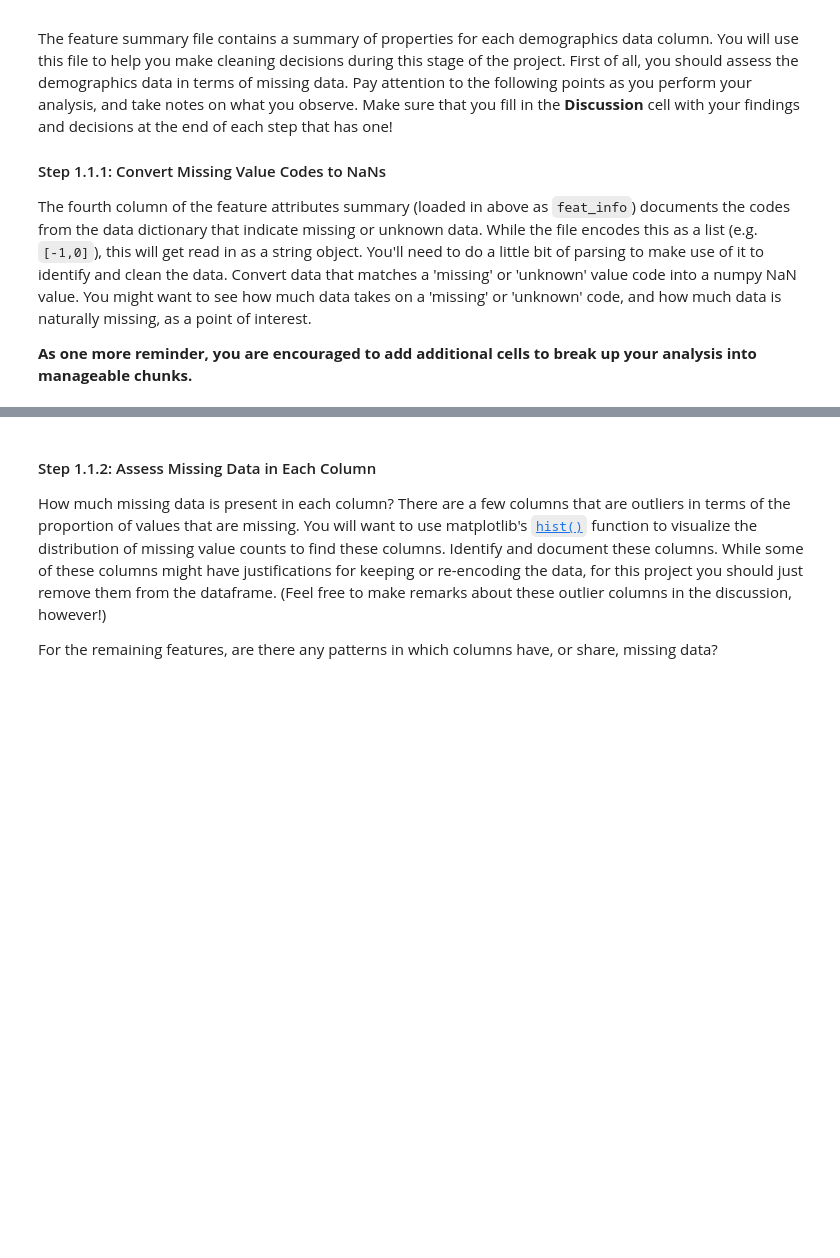
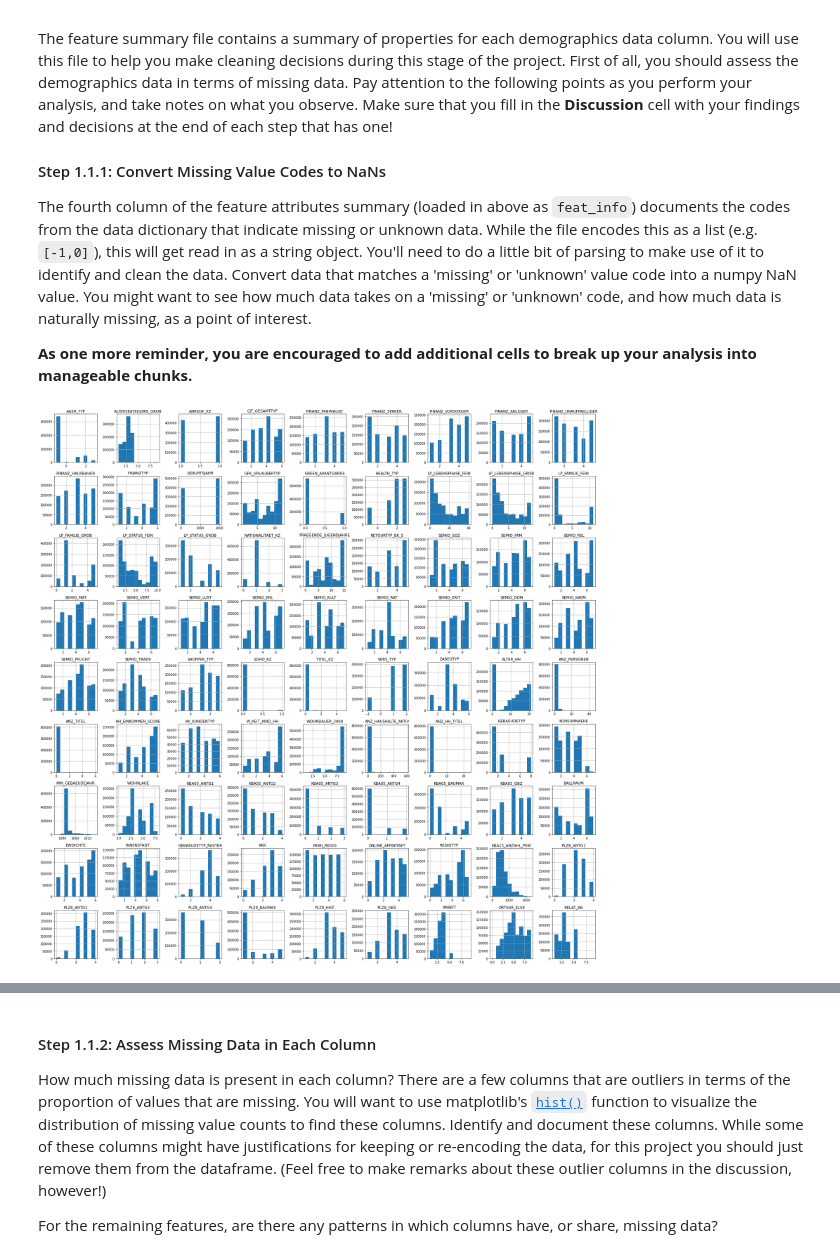
Before and after one commit to GaryLBentley/identify_customer_segments, a Jupyter notebook: Identify_Customer_Segments.ipynb, the cells around one changed output, grey strips where cells are left out. Drawn from its saved outputs; the diff is of its cells as text; code cells hidden in the pictures; blank space fills up the shorter version.

```diff
--- a/Identify_Customer_Segments.ipynb
+++ b/Identify_Customer_Segments.ipynb
@@ -135,3 +135,10 @@ The feature summary file contains a summary of properties for each demographics
 The fourth column of the feature attributes summary (loaded in above as `feat_info`) documents the codes from the data dictionary that indicate missing or unknown data. While the file encodes this as a list (e.g. `[-1,0]`), this will get read in as a string object. You'll need to do a little bit of parsing to make use of it to identify and clean the data. Convert data that matches a 'missing' or 'unknown' value code into a numpy NaN value. You might want to see how much data takes on a 'missing' or 'unknown' code, and how much data is naturally missing, as a point of interest.
 
 **As one more reminder, you are encouraged to add additional cells to break up your analysis into manageable chunks.**
+# %%
+# Take a peak at the column distributions before converting to NaN values.
+azdias.hist(figsize=(25,25))
+plt.tight_layout()
+plt.show()
+# %% [output]
+[figure, added]
```
Also changed, not shown: parts of 5 cells of this notebook.
